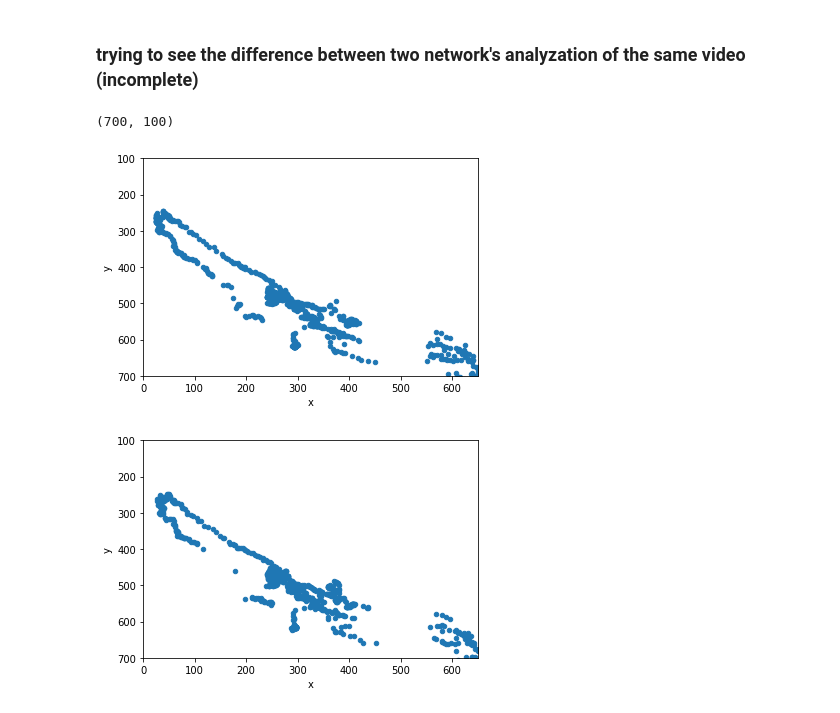
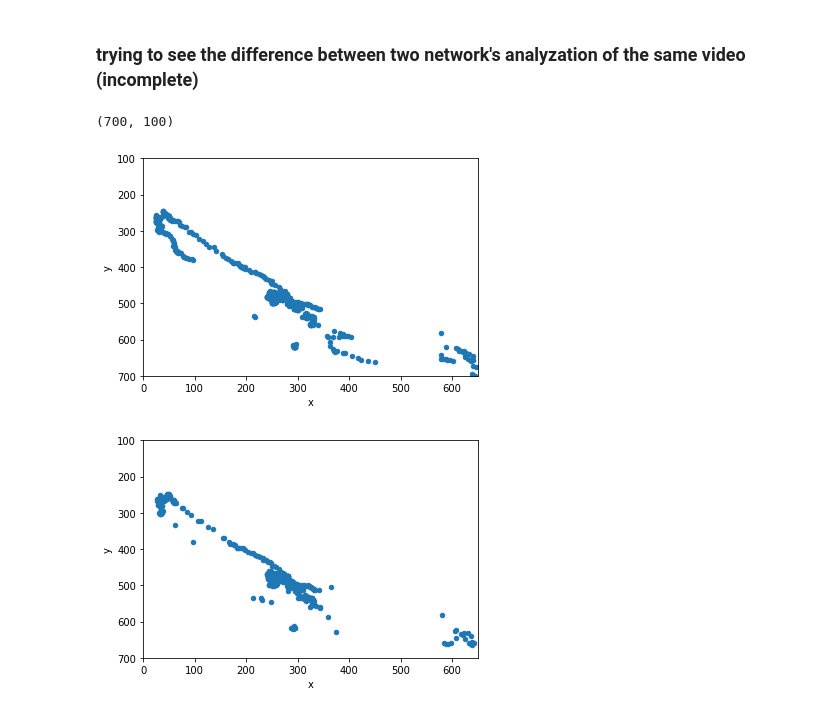
Before and after one commit to vjann/DLC, a Jupyter notebook: examples/data_notebooks/data_wrangling_diag.ipynb, the cells around one changed output. Cells and saved outputs as stored; diff of their text form; code cells hidden in the pictures.

```diff
--- a/examples/data_notebooks/data_wrangling_diag.ipynb
+++ b/examples/data_notebooks/data_wrangling_diag.ipynb
@@ -39,7 +39,7 @@ def frame_to_time(frame):
 def time_to_frame(time):
     return 3824*(time/127)
 # %%
-labels = {key: df[df[key, 'likelihood'] > 0.6][key] for key in list(df.columns.levels[0])}
+labels = {key: df[df[key, 'likelihood'] > 0.9][key] for key in list(df.columns.levels[0])}
 {labels[key].insert(0, "frame", labels[key].index, True) for key in labels.keys()}
 {labels[key].insert(0, "time", labels[key]['frame'].map(frame_to_time), True) for key in labels.keys()}
 pellet = labels['pellet']
@@ -154,25 +152,25 @@ frame_to_time(500)
 # %%
 df2 = pd.read_hdf(r"C:\Users\vjj14\Desktop\DeepLabCut\multi-diagonal-vj-2019-06-10\videos\diagonal1080p240fps_TrimDeepCut_resnet50_multi-diagonalJun10shuffle1_30000.h5")
 #remove extra level "scorer"
 df2.columns = df2.columns.droplevel()
-labels2 = {key: df2[df2[key, 'likelihood'] > 0.6][key] for key in list(df2.columns.levels[0])}
+labels2 = {key: df2[df2[key, 'likelihood'] > 0.9][key] for key in list(df2.columns.levels[0])}
 {labels2[key].insert(0, "frame", labels2[key].index, True) for key in labels2.keys()}
 {labels2[key].insert(0, "time", labels2[key]['frame'].map(frame_to_time), True) for key in labels2.keys()}
 pellet2 = labels2['pellet']
 hand2 = labels2['hand']
 index2 = labels2['index']
 middle2 = labels2['middle']
 ring2 = labels2['ring']
 pinky2 = labels2['pinky']
 nose2 = labels2['nose']
 leftEye2 = labels2['leftEye']
 p=middle.plot(kind='scatter', x='x', y='y')
 p.set_xlim(0, 650)
 p.set_ylim(700, 100)
 p2=middle2.plot(kind='scatter', x='x', y='y')
 p2.set_xlim(0, 650)
 p2.set_ylim(700, 100)
 # %% [output]
 (700, 100)
-[figure, old version]
+[figure, new version]
-[figure, old version]
+[figure, new version]
```
Also changed, not shown: parts of 10 cells of this notebook, 7 other files.
